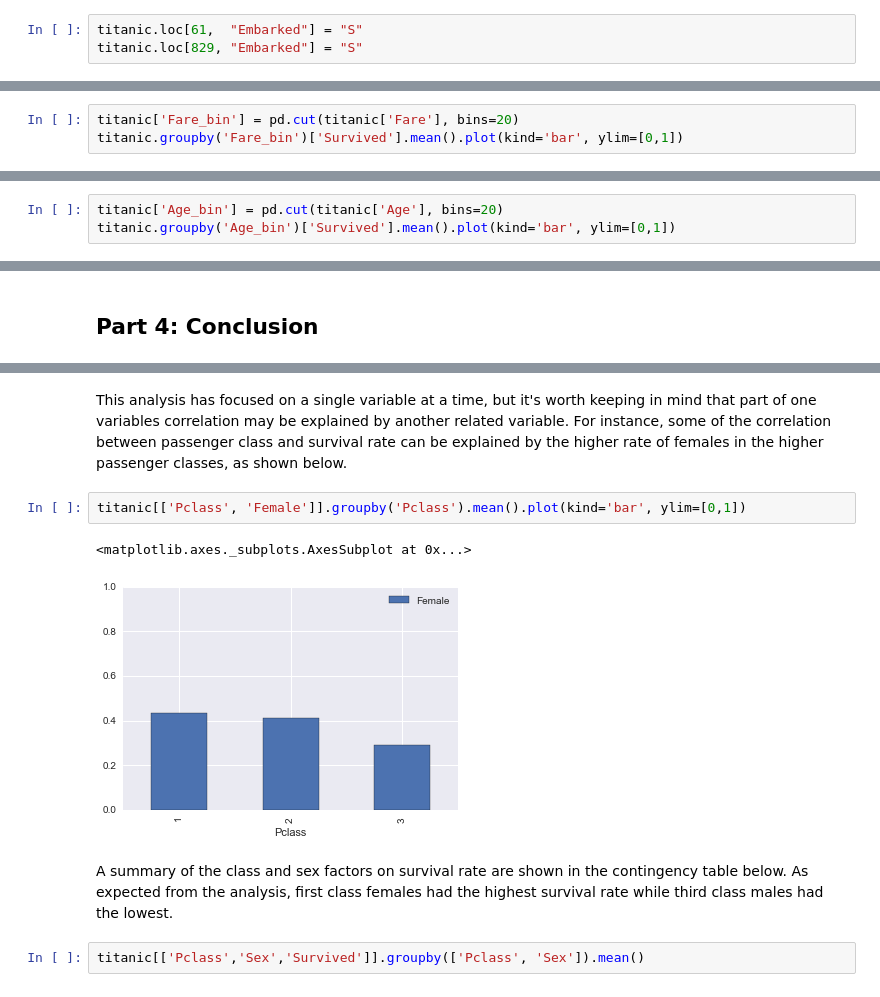
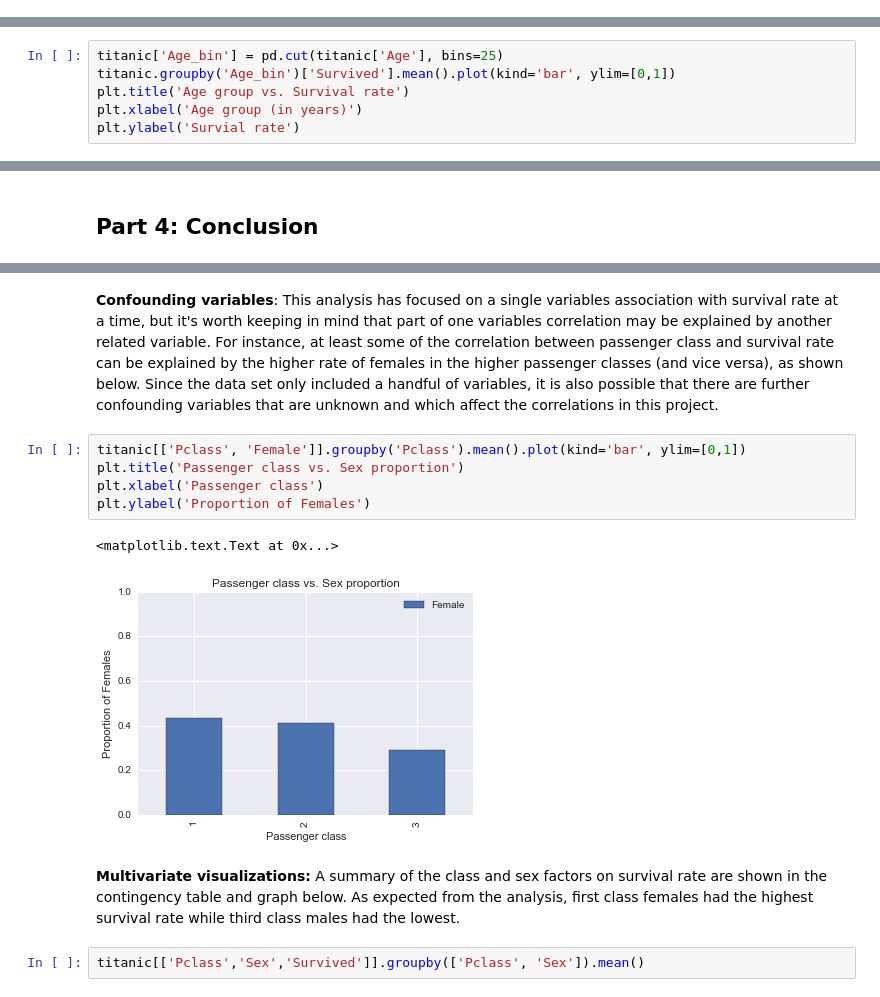
Before and after one commit to mmitchell/data-analyst-nanodegree, a Jupyter notebook: p2/titanic_data_analysis.ipynb, the cells around one changed output, grey strips where cells are left out. Cells and saved outputs as stored; diff of their text form.

Commit message:
Project 2 improvements from feedback.

```diff
--- a/p2/titanic_data_analysis.ipynb
+++ b/p2/titanic_data_analysis.ipynb
@@ -69,3 +54,0 @@ titanic[titanic['Embarked'].isnull()]
-# %%
-titanic.loc[61,  "Embarked"] = "S"
-titanic.loc[829, "Embarked"] = "S"
@@ -191,3 +145,0 @@ In this graph, the data has been binned to reduce visual clutter and make the gr
-# %%
-titanic['Fare_bin'] = pd.cut(titanic['Fare'], bins=20)
-titanic.groupby('Fare_bin')['Survived'].mean().plot(kind='bar', ylim=[0,1])
@@ -205,3 +145,0 @@ In this graph, the data has been binned to reduce visual clutter and make the gr
-# %%
-titanic['Age_bin'] = pd.cut(titanic['Age'], bins=20)
-titanic.groupby('Age_bin')['Survived'].mean().plot(kind='bar', ylim=[0,1])
@@ -227,0 +209,6 @@ stats.pearsonr(titanic['Female'], titanic['Survived'])[0] # Pearson's r
+# %%
+titanic['Age_bin'] = pd.cut(titanic['Age'], bins=25)
+titanic.groupby('Age_bin')['Survived'].mean().plot(kind='bar', ylim=[0,1])
+plt.title('Age group vs. Survival rate')
+plt.xlabel('Age group (in years)')
+plt.ylabel('Survial rate')
@@ -232,12 +306,15 @@ From the data exploration preformed in Part 3, class, fare, and sex were correla
 # %% [markdown]
-This analysis has focused on a single variable at a time, but it's worth keeping in mind that part of one variables correlation may be explained by another related variable. For instance, some of the correlation between passenger class and survival rate can be explained by the higher rate of females in the higher passenger classes, as shown below.
+__Confounding variables__: This analysis has focused on a single variables association with survival rate at a time, but it's worth keeping in mind that part of one variables correlation may be explained by another related variable. For instance, at least some of the correlation between passenger class and survival rate can be explained by the higher rate of females in the higher passenger classes (and vice versa), as shown below. Since the data set only included a handful of variables, it is also possible that there are further confounding variables that are unknown and which affect the correlations in this project.
 # %%
 titanic[['Pclass', 'Female']].groupby('Pclass').mean().plot(kind='bar', ylim=[0,1])
+plt.title('Passenger class vs. Sex proportion')
+plt.xlabel('Passenger class')
+plt.ylabel('Proportion of Females')
 # %% [output]
-<matplotlib.axes._subplots.AxesSubplot at 0x...>
+<matplotlib.text.Text at 0x...>
-[figure, old version]
+[figure, new version]
 # %% [markdown]
-A summary of the class and sex factors on survival rate are shown in the contingency table below. As expected from the analysis, first class females had the highest survival rate while third class males had the lowest.
+__Multivariate visualizations:__ A summary of the class and sex factors on survival rate are shown in the contingency table and graph below. As expected from the analysis, first class females had the highest survival rate while third class males had the lowest.
 # %%
 titanic[['Pclass','Sex','Survived']].groupby(['Pclass', 'Sex']).mean()
 # %% [output]
```
Also changed, not shown: parts of 78 cells of this notebook, 2 other files.
